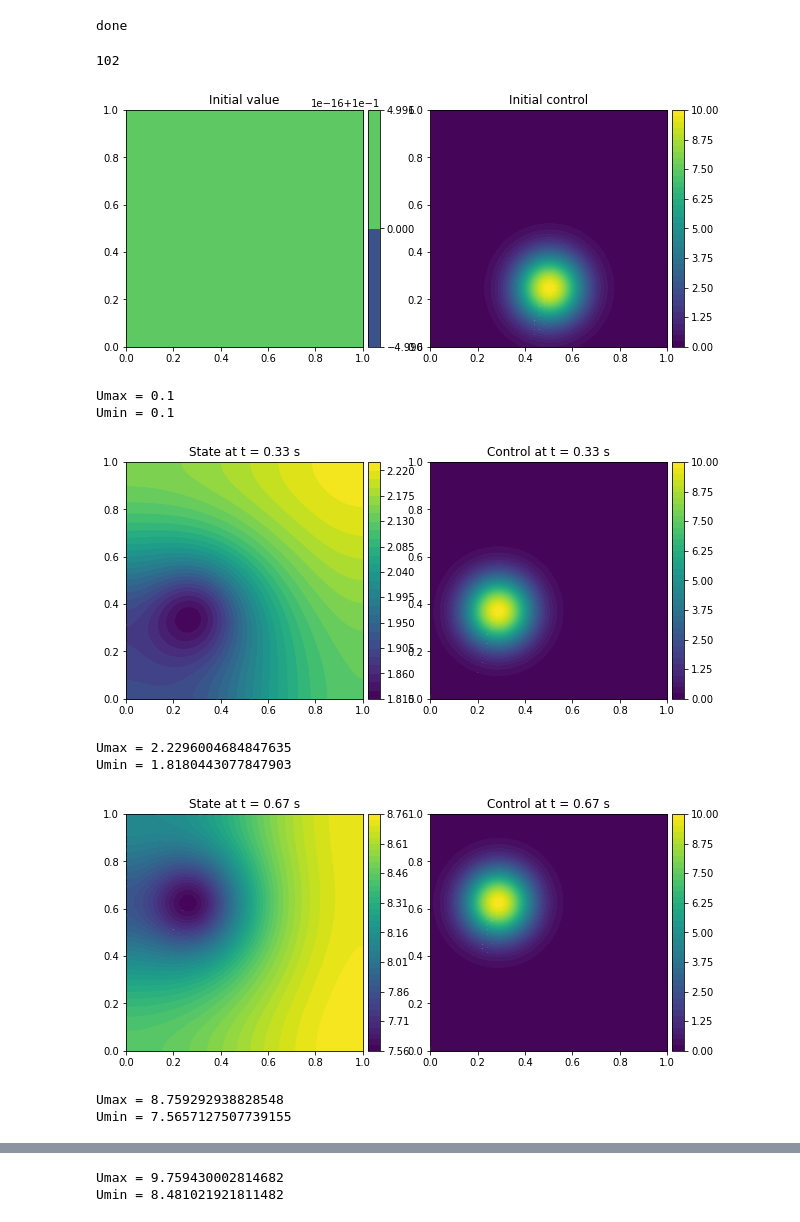
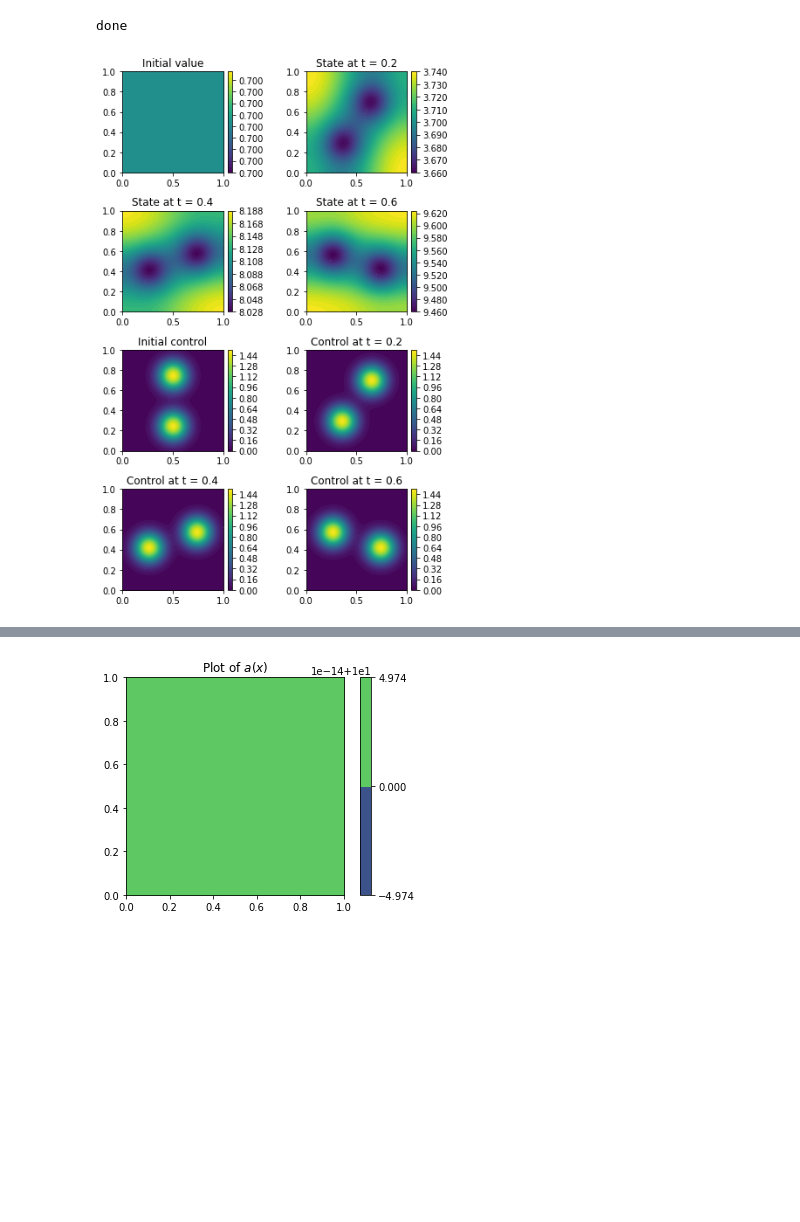
Before and after one commit to eliaslm/thesis, a Jupyter notebook: state_equation.ipynb, the cells around one changed output, grey strips where cells are left out. Cells and saved outputs as stored; diff of their text form; code cells hidden in the pictures; blank space fills up the shorter version.

Commit message:
Minor changes for plotting

```diff
--- a/state_equation.ipynb
+++ b/state_equation.ipynb
@@ -67,24 +186,28 @@ mesh = UnitSquareMesh(nx,ny)
 V = FunctionSpace(mesh, 'P', 1)
 
 # Define initial value
-u_0 = Constant(0.1)
-# u_0 = Expression('b*exp(-a*(pow(x[0]-0.25, 2) + pow(x[1]-0.25, 2)))', degree=2, a=10, b=20)
+u_0 = Constant(0.7)
+# u_0 = Expression('b*exp(-a*(pow(x[0]-0.25, 2) + pow(x[1]-0.25, 2)))', degree=2, a=10, b=1.0)
 u_n = interpolate(u_0, V)
 
 # Define growth threshold and control
-a = Constant(10)
+# a_pre = Expression('b*exp(-a*pow(x[0] - 0.75, 2)  -a*pow(x[1] - 0.75, 2)) + 0.5', degree=2, a=20, b = 1.0)
+a_pre = Constant(10)
+a_const = interpolate(a_pre, V)
 # q = Constant(5)
 str1 = 'b*exp(-a*pow(x[0] - (0.5 - 0.25*sin(3.14*t)), 2) - a*pow(x[1] - (0.5 - 0.25*cos(3.14*t)), 2))'
 str2 = 'b*exp(-a*pow(x[0] - (0.5 + 0.25*sin(3.14*t)), 2) - a*pow(x[1] - (0.5 + 0.25*cos(3.14*t)), 2))'
 string = str1
-q = Expression(string, degree=2, a=50, b=10, t=0)
+str_const = 'b*exp(-a*pow(x[0] - 0.5, 2) - a*pow(x[1] - 0.5, 2))'
+q = Expression(str1 + " + " + str2, degree=2, a=50, b=1.5, t=0)
+# q = Expression(str_const, degree=2, a=50, b=1.5, t=0)
 q_n = interpolate(q, V)
 
 # Define variational problem
 u = TrialFunction(V)
 phi = TestFunction(V)
 
-a = u*phi*dx + dt*(dot(grad(u), grad(phi))*dx + u_n*u*phi*dx - a*u*phi*dx + q*u*phi*dx)
+a = u*phi*dx + dt*(dot(grad(u), grad(phi))*dx + u_n*u*phi*dx - a_const*u*phi*dx + q*u*phi*dx)
 l = u_n*phi*dx
 
 # Details for plotting to be nice
@@ -110,7 +233,7 @@ t = 0
 U = [interpolate(u_n, V)]
 Q = [interpolate(q_n, V)]
 
-for i in range(num_steps + 1):
+for i in range(num_steps):
     t += dt
     q.t = t
 
@@ -127,19 +250,7 @@ for i in range(num_steps + 1):
 print("done")
 # %% [output]
 done
-# %%
-print(len(U))
-# %% [output]
-102
 # %%
-plot_states_and_control(U, Q, T, kw_u, kw_q, num_steps, 4)
+plot_states_and_control(U, Q, T, kw_u, kw_q, num_steps, 6)
 # %% [output]
-[figure, old version]
+[figure, new version]
-Umax = 0.1
-Umin = 0.1
-[figure, removed]
-Umax = 2.2296004684847635
-Umin = 1.8180443077847903
-[figure, removed]
-Umax = 8.759292938828548
-Umin = 7.5657127507739155
@@ -147,2 +257,11 @@ Umin = 7.5657127507739155
-Umax = 9.759430002814682
-Umin = 8.481021921811482
+# %%
+plt.figure()
+aplot = plot(a_const)
+plt.colorbar(aplot)
+plt.title(r"Plot of $a(x)$")
+for c in aplot.collections:
+    c.set_edgecolor("face")
+plt.savefig("a_const.pdf")
+plt.show()
+# %% [output]
+[figure, added]
```
Also changed, not shown: parts of 5 cells of this notebook, 1 other file.
